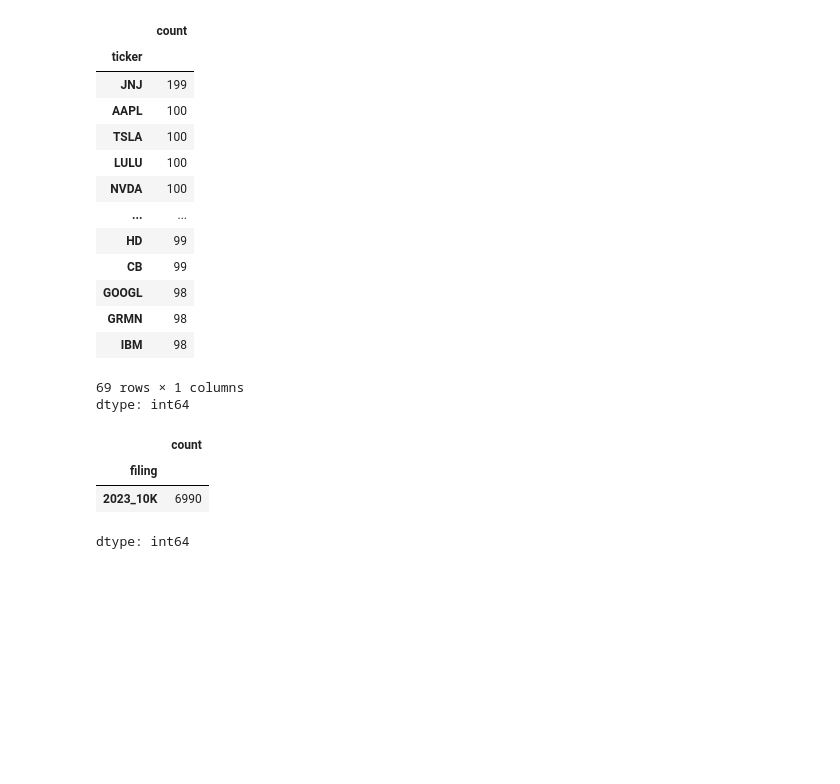
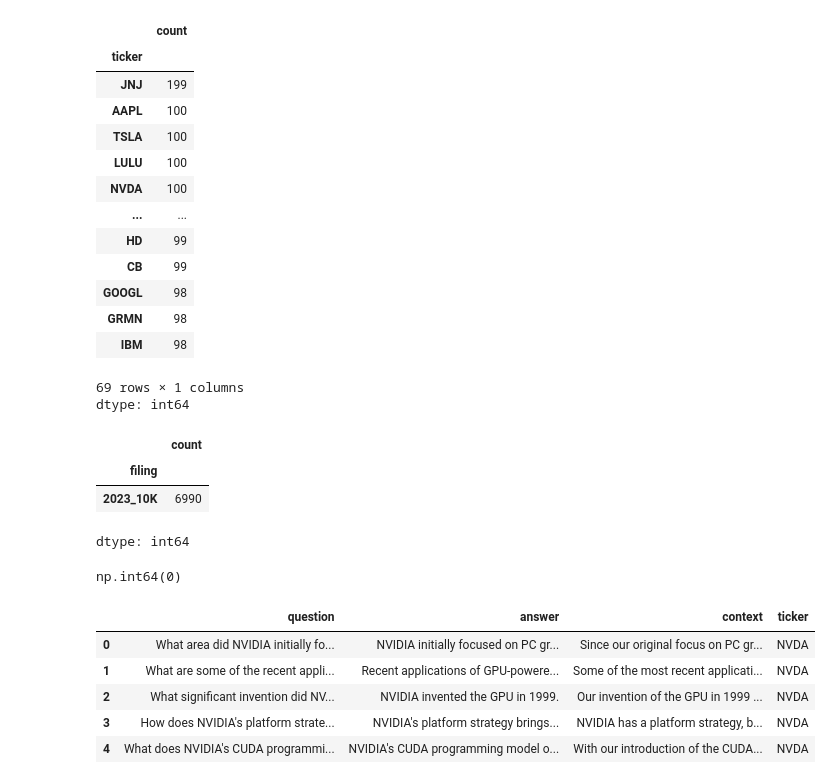
Before and after one commit to avneetproject/AI, a Jupyter notebook: Financial-FAQ/Financial_FAQ.ipynb, the cells around one changed output. Cells and saved outputs as stored; diff of their text form; code cells hidden in the pictures; blank space fills up the shorter version.

```diff
--- a/Financial-FAQ/Financial_FAQ.ipynb
+++ b/Financial-FAQ/Financial_FAQ.ipynb
@@ -86,3 +86,19 @@ df['filing'].value_counts()
 dtype: int64
 # %%
 df.drop(columns=['filing'], inplace=True)
+# %%
+for col in ['question', 'answer', 'context']:
+    df[col] = df[col].str.strip()
+# %%
+df.duplicated().sum()
+# %% [output]
+np.int64(0)
+# %%
+df.head()
+# %% [output]
+|  | question | answer | context | ticker |
+| 0 | What area did NVIDIA initially fo... | NVIDIA initially focused on PC gr... | Since our original focus on PC gr... | NVDA |
+| 1 | What are some of the recent appli... | Recent applications of GPU-powere... | Some of the most recent applicati... | NVDA |
+| 2 | What significant invention did NV... | NVIDIA invented the GPU in 1999. | Our invention of the GPU in 1999 ... | NVDA |
+| 3 | How does NVIDIA's platform strate... | NVIDIA's platform strategy brings... | NVIDIA has a platform strategy, b... | NVDA |
+| 4 | What does NVIDIA's CUDA programmi... | NVIDIA's CUDA programming model o... | With our introduction of the CUDA... | NVDA |
```
Also changed, not shown: parts of 1 cell of this notebook.
